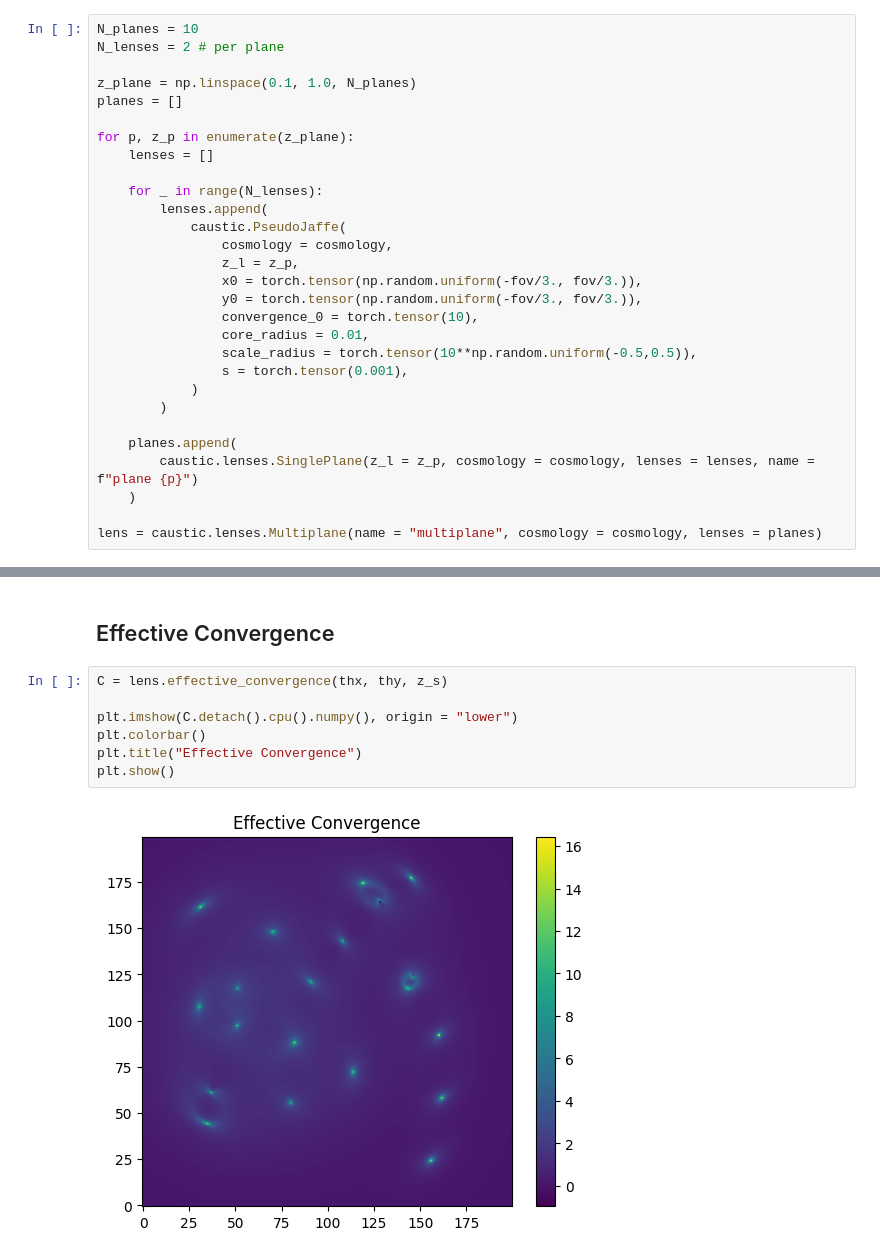
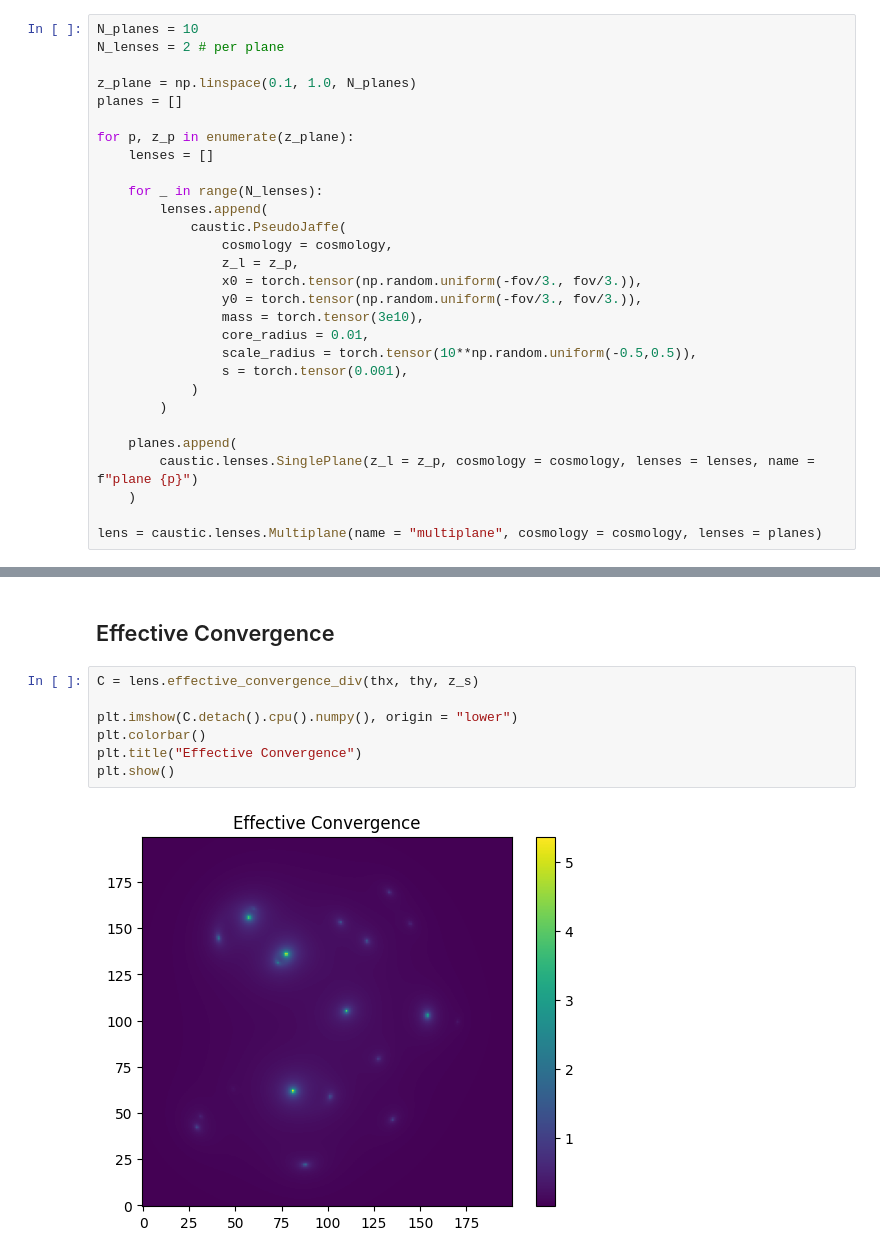
Before and after one commit to Ciela-Institute/caustics-tutorials, a Jupyter notebook: tutorials/MultiplaneDemo.ipynb, the cells around one changed output, grey strips where cells are left out. Drawn from its saved outputs; the diff is of its cells as text.

```diff
--- a/tutorials/MultiplaneDemo.ipynb
+++ b/tutorials/MultiplaneDemo.ipynb
@@ -37,7 +37,7 @@ for p, z_p in enumerate(z_plane):
                 z_l = z_p,
                 x0 = torch.tensor(np.random.uniform(-fov/3., fov/3.)),
                 y0 = torch.tensor(np.random.uniform(-fov/3., fov/3.)),
-                convergence_0 = torch.tensor(10),
+                mass = torch.tensor(3e10),
                 core_radius = 0.01,
                 scale_radius = torch.tensor(10**np.random.uniform(-0.5,0.5)),
                 s = torch.tensor(0.001),
@@ -105,12 +105,12 @@ plt.show()
 # %% [markdown]
 ## Effective Convergence
 # %%
-C = lens.effective_convergence(thx, thy, z_s)
+C = lens.effective_convergence_div(thx, thy, z_s)
 
 plt.imshow(C.detach().cpu().numpy(), origin = "lower")
 plt.colorbar()
 plt.title("Effective Convergence")
 plt.show()
 # %% [output]
-[figure, old version]
+[figure, new version]
 # %%
```
Also changed, not shown: parts of 4 cells of this notebook.
